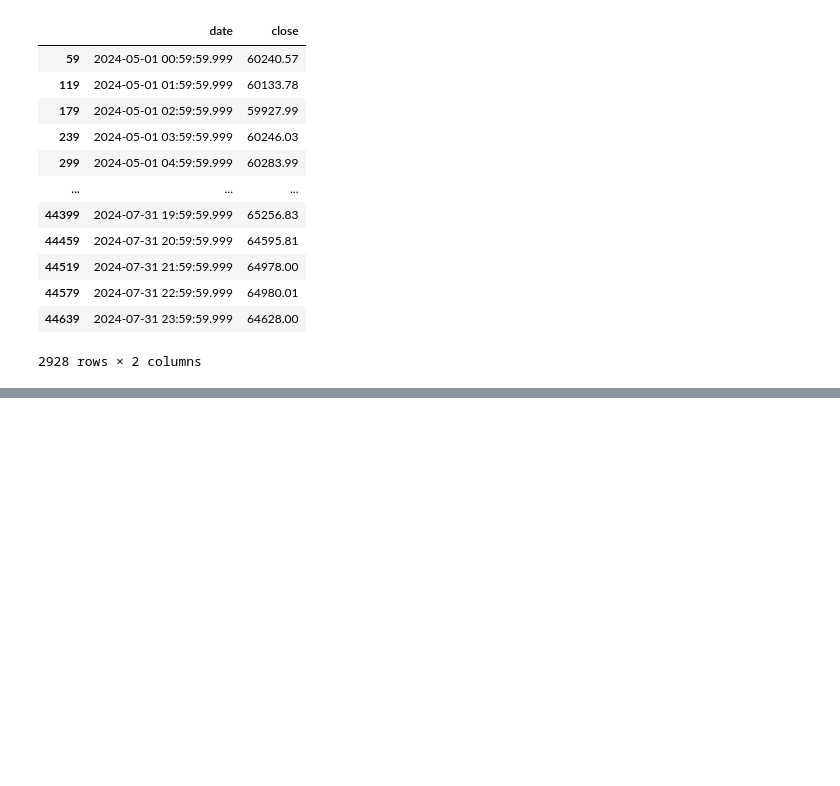
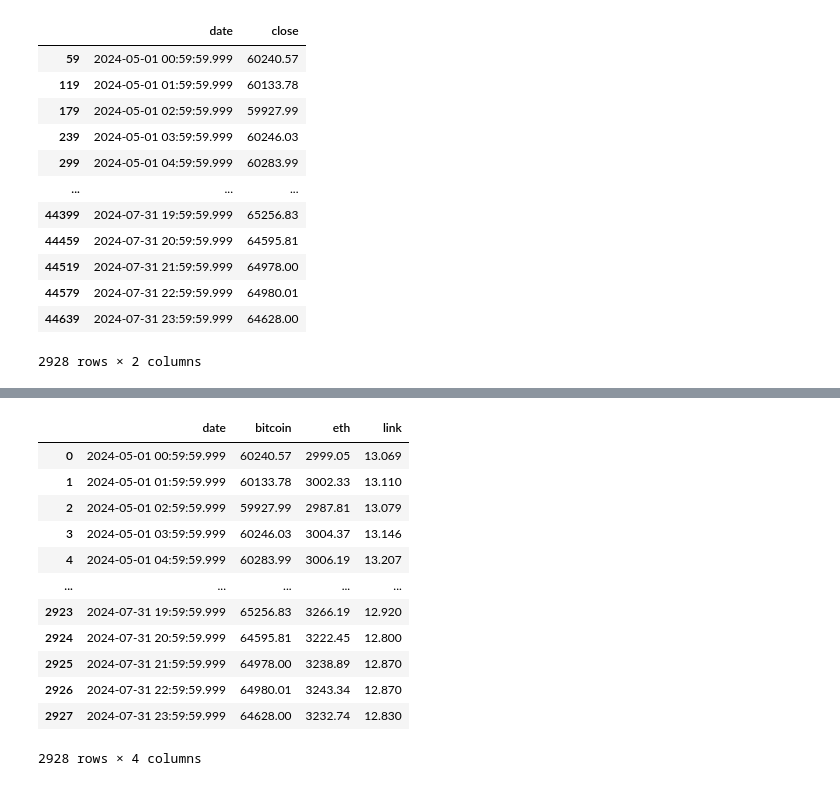
Before and after one commit to outfox330/ML_Models_on_Time_Series, a Jupyter notebook: BTC_FORECAST.ipynb, the cells around one changed output, grey strips where cells are left out. Cells and saved outputs as stored; diff of their text form; code cells hidden in the pictures; blank space fills up the shorter version.

```diff
--- a/BTC_FORECAST.ipynb
+++ b/BTC_FORECAST.ipynb
@@ -1033,0 +1073,25 @@ See the caveats in the documentation: https://pandas.pydata.org/pandas-docs/stab
+# %%
+directory = 'data/klines/LINKUSTD-1m'
+
+all_files = os.listdir(directory)
+
+parquet_files = [file for file in all_files if file.endswith('.parquet')]
+
+dfs = pd.DataFrame()
+
+for file in parquet_files:
+    file_path = os.path.join(directory, file)
+    df = pd.read_parquet(file_path)
+    df['close_time'] = pd.to_datetime(df['close_time'], unit='ms')
+    df = df[['close_time','close']]
+    df.columns = ['date','close']
+    df['year'] = df['date'].dt.year
+    df['month'] = df['date'].dt.month
+    df['day'] = df['date'].dt.day
+    df['hour'] = df['date'].dt.hour
+    df = df.drop_duplicates(['year','month','day','hour'], keep='last')
+    df = df.drop(['year','month','day','hour'], axis=1)
+    dfs = pd.concat([df, dfs])
+
+df_link = dfs
+df_link
@@ -1033,0 +1112,19 @@ See the caveats in the documentation: https://pandas.pydata.org/pandas-docs/stab
+# %%
+df_total = pd.merge(df_btc, df_eth, on = 'date', how='left')
+df_total = pd.merge(df_total, df_link, on = 'date', how='left')
+df_total.columns = ['date','bitcoin','eth','link']
+df_total
+# %% [output]
+|  | date | bitcoin | eth | link |
+| 0 | 2024-05-01 00:59:59.999 | 60240.57 | 2999.05 | 13.069 |
+| 1 | 2024-05-01 01:59:59.999 | 60133.78 | 3002.33 | 13.110 |
+| 2 | 2024-05-01 02:59:59.999 | 59927.99 | 2987.81 | 13.079 |
+| 3 | 2024-05-01 03:59:59.999 | 60246.03 | 3004.37 | 13.146 |
+| 4 | 2024-05-01 04:59:59.999 | 60283.99 | 3006.19 | 13.207 |
+| ... | ... | ... | ... | ... |
+| 2923 | 2024-07-31 19:59:59.999 | 65256.83 | 3266.19 | 12.920 |
+| 2924 | 2024-07-31 20:59:59.999 | 64595.81 | 3222.45 | 12.800 |
+| 2925 | 2024-07-31 21:59:59.999 | 64978.00 | 3238.89 | 12.870 |
+| 2926 | 2024-07-31 22:59:59.999 | 64980.01 | 3243.34 | 12.870 |
+| 2927 | 2024-07-31 23:59:59.999 | 64628.00 | 3232.74 | 12.830 |
+2928 rows × 4 columns
```
Also changed, not shown: parts of 2 cells of this notebook.
